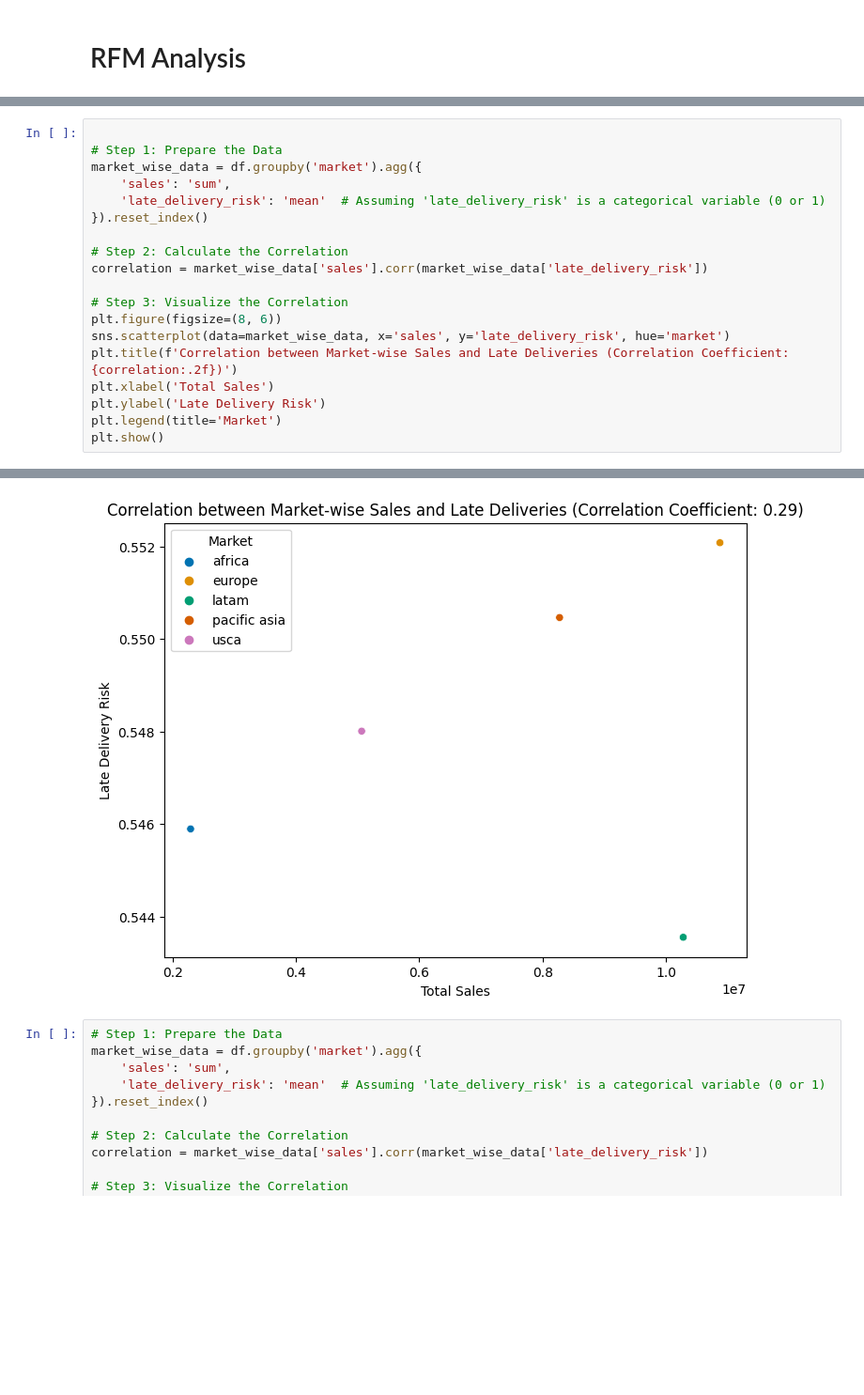
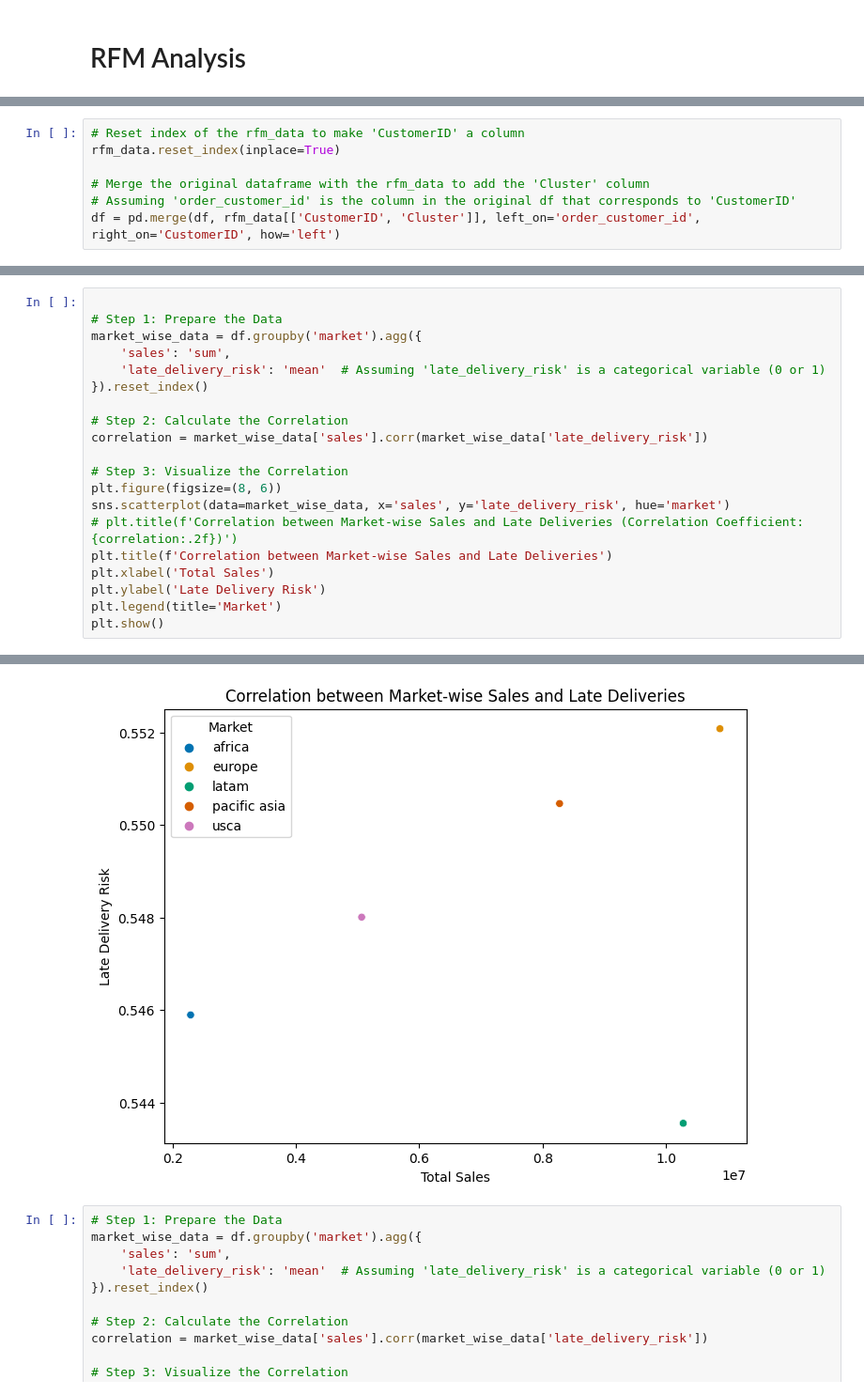
Before and after one commit to imyhalex/uploadable_csv_and_queries, a Jupyter notebook: BI Analysis.ipynb, the cells around one changed output, grey strips where cells are left out. Shown at 94% size. Drawn from its saved outputs; the diff is of its cells as text; blank space fills up the shorter version.

```diff
--- a/BI Analysis.ipynb
+++ b/BI Analysis.ipynb
@@ -1887,0 +1883,7 @@ Cluster
+# %%
+# Reset index of the rfm_data to make 'CustomerID' a column
+rfm_data.reset_index(inplace=True)
+
+# Merge the original dataframe with the rfm_data to add the 'Cluster' column
+# Assuming 'order_customer_id' is the column in the original df that corresponds to 'CustomerID'
+df = pd.merge(df, rfm_data[['CustomerID', 'Cluster']], left_on='order_customer_id', right_on='CustomerID', how='left')
@@ -1916,35 +1934,36 @@ cluster_stats
 # Step 1: Prepare the Data
 market_wise_data = df.groupby('market').agg({
     'sales': 'sum',
     'late_delivery_risk': 'mean'  # Assuming 'late_delivery_risk' is a categorical variable (0 or 1)
 }).reset_index()
 
 # Step 2: Calculate the Correlation
 correlation = market_wise_data['sales'].corr(market_wise_data['late_delivery_risk'])
 
 # Step 3: Visualize the Correlation
 plt.figure(figsize=(8, 6))
 sns.scatterplot(data=market_wise_data, x='sales', y='late_delivery_risk', hue='market')
-plt.title(f'Correlation between Market-wise Sales and Late Deliveries (Correlation Coefficient: {correlation:.2f})')
+# plt.title(f'Correlation between Market-wise Sales and Late Deliveries (Correlation Coefficient: {correlation:.2f})')
+plt.title(f'Correlation between Market-wise Sales and Late Deliveries')
 plt.xlabel('Total Sales')
 plt.ylabel('Late Delivery Risk')
 plt.legend(title='Market')
 plt.show()
 # %% [output]
 is_categorical_dtype is deprecated and will be removed in a future version. Use isinstance(dtype, CategoricalDtype) instead
 
 
 is_categorical_dtype is deprecated and will be removed in a future version. Use isinstance(dtype, CategoricalDtype) instead
 
 
 is_categorical_dtype is deprecated and will be removed in a future version. Use isinstance(dtype, CategoricalDtype) instead
 
 
 is_categorical_dtype is deprecated and will be removed in a future version. Use isinstance(dtype, CategoricalDtype) instead
 
 
 is_categorical_dtype is deprecated and will be removed in a future version. Use isinstance(dtype, CategoricalDtype) instead
-[figure, old version]
+[figure, new version]
 # %%
 # Step 1: Prepare the Data
 market_wise_data = df.groupby('market').agg({
```
Also changed, not shown: parts of 31 cells of this notebook, 9 other files.
